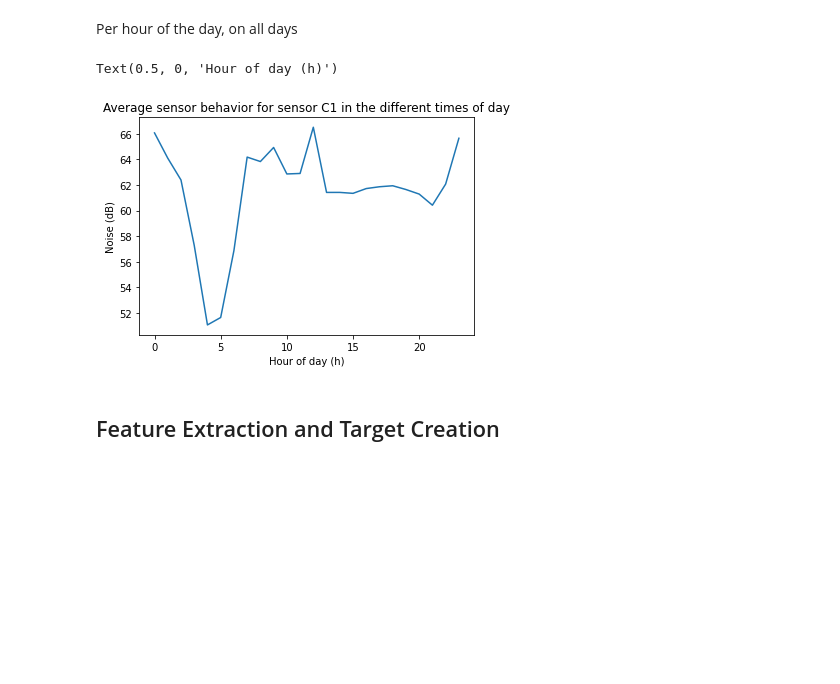
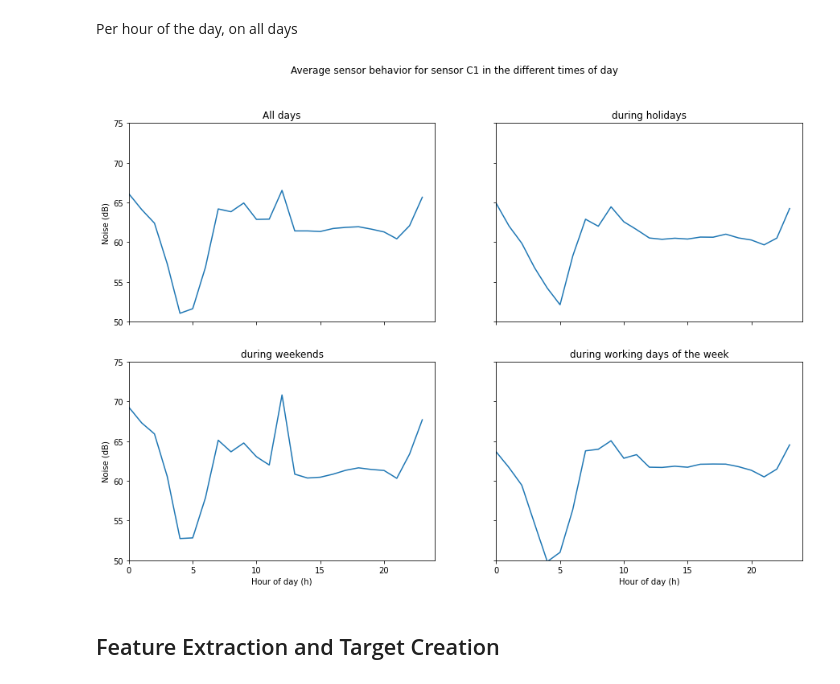
Before and after one commit to TiagoFilipeSousaGoncalves/wdl-tech-moguls, a Jupyter notebook: finals/Deliverable.ipynb, the cells around one changed output. Saved outputs shown, nothing was run; the diff lists cells and outputs as text; code cells hidden in the pictures; blank space fills up the shorter version.

```diff
--- a/finals/Deliverable.ipynb
+++ b/finals/Deliverable.ipynb
@@ -318,14 +333,62 @@ Per hour of the day, on all days
 # %%
 avg_intensity_per_hour = df_noise[df_noise.Sensor_ID == 'C1'].groupby(df_noise.Timestamp.dt.hour)['Intensity'].apply(dbmean)
-# %%
-import matplotlib.pyplot as plt
-
-plt.plot(np.arange(len(avg_intensity_per_hour)), avg_intensity_per_hour.values)
-plt.title('Average sensor behavior for sensor C1 in the different times of day')
-plt.ylabel('Noise (dB)')
-plt.xlabel('Hour of day (h)')
-# %% [output]
-Text(0.5, 0, 'Hour of day (h)')
-[figure, removed]
+# %%
+import matplotlib.pyplot as plt
+
+def plot_sensor_behavior(time='regular'):
+    if time == 'global':
+        mask = df_noise.Sensor_ID == 'C1'
+        plot_title = 'All days'
+
+    elif time == 'holidays':
+        mask = (df_noise.Sensor_ID == 'C1') & (df_noise.is_holiday_now == True)
+        plot_title = 'during holidays'
+
+    elif time == 'weekends':
+        mask = (df_noise.Sensor_ID == 'C1') & (df_noise.is_weekend_now == True)
+        plot_title = 'during weekends'
+
+    else:
+        mask = (df_noise.Sensor_ID == 'C1') & (df_noise.is_weekend_now == False) & (df_noise.is_holiday_now == False)
+        plot_title = 'during working days of the week'
+
+
+    avg_intensity_per_hour = df_noise[mask].groupby(df_noise.Timestamp.dt.hour)['Intensity'].apply(dbmean)
+
+
+    return avg_intensity_per_hour, plot_title
+
+avg_intensity_per_hour_global, title_global = plot_sensor_behavior('global')
+avg_intensity_per_hour_holidays, title_holidays = plot_sensor_behavior('holidays')
+avg_intensity_per_hour_weekends, title_weekends = plot_sensor_behavior('weekends')
+avg_intensity_per_hour_regular, title_regular = plot_sensor_behavior('regular')
+
+fig, axs = plt.subplots(2, 2)
+fig.set_size_inches(15, 10)
+fig.suptitle('Average sensor behavior for sensor C1 in the different times of day')
+axs[0, 0].plot(np.arange(len(avg_intensity_per_hour_global)), avg_intensity_per_hour_global.values)
+axs[0, 0].set_title(title_global)
+axs[0, 1].plot(np.arange(len(avg_intensity_per_hour_holidays)), avg_intensity_per_hour_holidays.values)
+axs[0, 1].set_title(title_holidays)
+axs[1, 0].plot(np.arange(len(avg_intensity_per_hour_weekends)), avg_intensity_per_hour_weekends.values)
+axs[1, 0].set_title(title_weekends)
+axs[1, 1].plot(np.arange(len(avg_intensity_per_hour_regular)), avg_intensity_per_hour_regular.values)
+axs[1, 1].set_title(title_regular)
+
+# Defining custom 'xlim' and 'ylim' values.
+custom_xlim = (0, 24)
+custom_ylim = (50, 75)
+
+# Setting the values for all axes.
+plt.setp(axs, xlim=custom_xlim, ylim=custom_ylim)
+
+for ax in axs.flat:
+    ax.set(xlabel='Hour of day (h)', ylabel='Noise (dB)')
+
+# Hide x labels and tick labels for top plots and y ticks for right plots.
+for ax in axs.flat:
+    ax.label_outer()
+# %% [output]
+[figure, added]
 # %% [markdown]
 ## Feature Extraction and Target Creation
```
Also changed, not shown: parts of 34 cells of this notebook.
